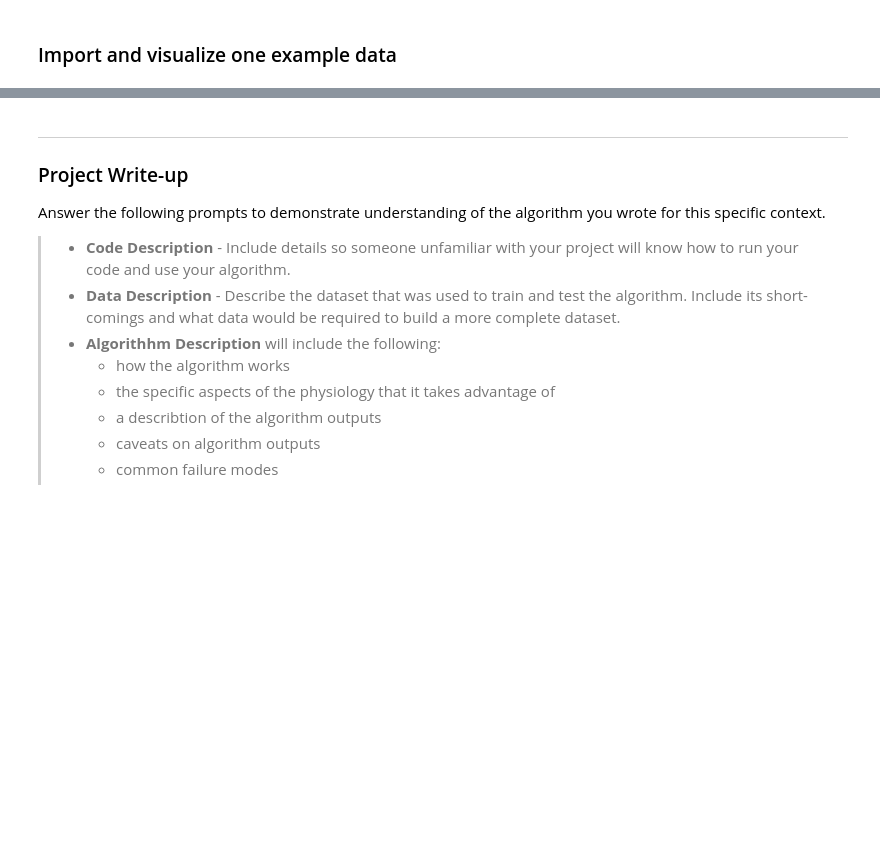
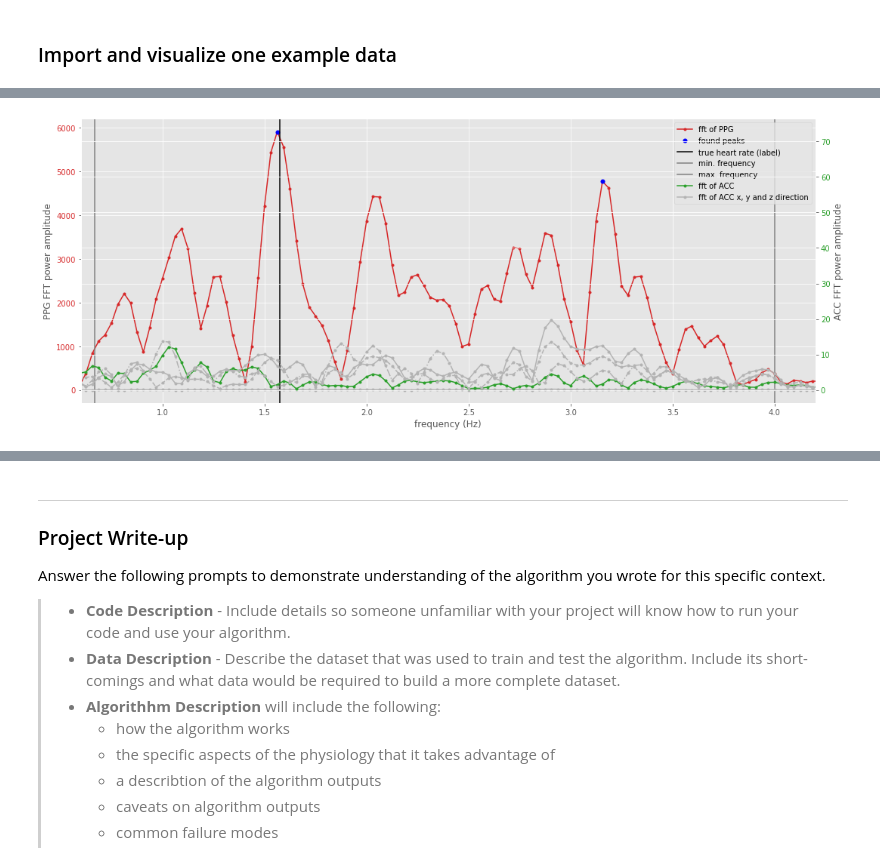
Before and after one commit to phthaloc/nd320-c4-wearable-data-project-starter, a Jupyter notebook: part_1/pulse_rate_starter.ipynb, the cells around one changed output, grey strips where cells are left out. Cells and saved outputs as stored; diff of their text form; code cells hidden in the pictures; blank space fills up the shorter version.

```diff
--- a/part_1/pulse_rate_starter.ipynb
+++ b/part_1/pulse_rate_starter.ipynb
@@ -487,0 +896,21 @@ plt.plot(freqs, fft)
+# %%
+# FFT each signal
+freqs, ppg_fft = rfft_window(signal=ppg_filtered, fs=FS,
+                             window_length=window_length, window_shift=window_shift,
+                             fft_pad_factor=4)
+freqs, accx_fft = rfft_window(signal=accx_filtered, fs=FS,
+                              window_length=window_length, window_shift=window_shift,
+                              fft_pad_factor=4)
+freqs, accy_fft = rfft_window(signal=accy_filtered, fs=FS,
+                              window_length=window_length, window_shift=window_shift,
+                              fft_pad_factor=4)
+freqs, accz_fft = rfft_window(signal=accz_filtered, fs=FS,
+                              window_length=window_length, window_shift=window_shift,
+                              fft_pad_factor=4)
+freqs, acc_fft = rfft_window(signal=acc_filtered, fs=FS,
+                             window_length=window_length, window_shift=window_shift,
+                             fft_pad_factor=4)
+freqs, acc_fft1 = rfft_window(signal=acc_filtered1, fs=FS,
+                             window_length=window_length, window_shift=window_shift,
+                             fft_pad_factor=4)
+acc_fft2 = (accx_fft + accy_fft + accz_fft)
@@ -487,0 +1032,6 @@ plt.plot(freqs, fft)
+# %%
+fig = plot_window_prediction (freqs=freqs, ppg_fft=ppg_fft[:, i], ppg_peaks=ppg_xpeak, ppg_label=ppg_ref[i],
+                              acc_fft=acc_fft[:, i], accx_fft=accx_fft[:, i], accy_fft=accy_fft[:, i],
+                              accz_fft=accz_fft[:, i], acc_peaks=acc_xpeak, min_freq=min_freq, max_freq=max_freq)
+# %% [output]
+[figure, added]
```
Also changed, not shown: parts of 54 cells of this notebook.
